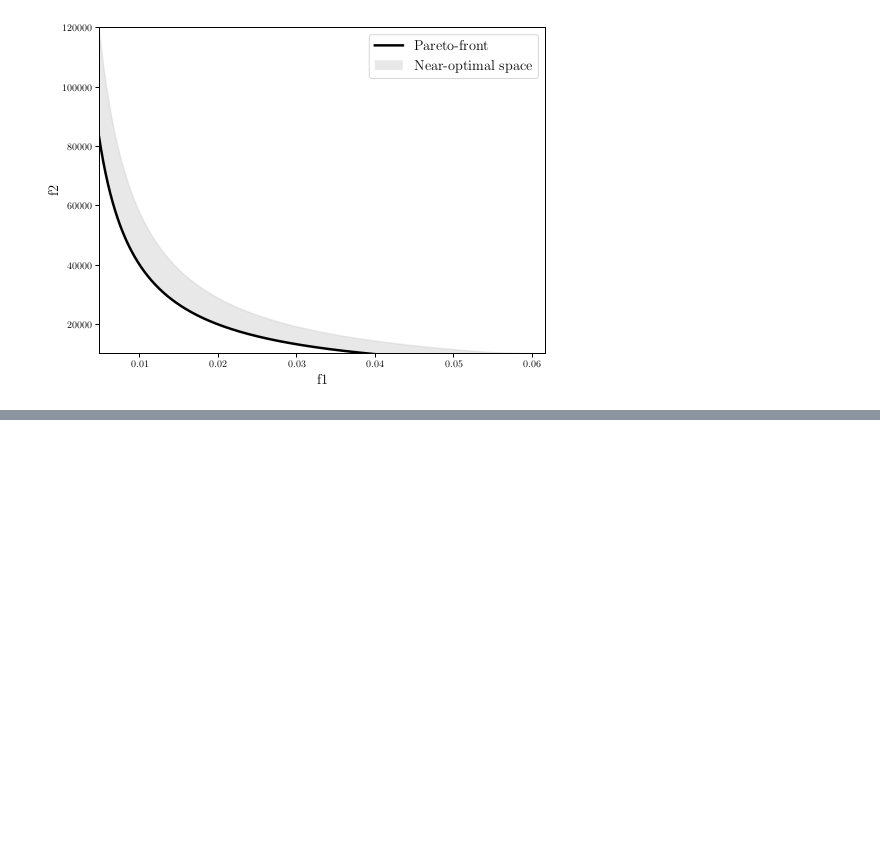
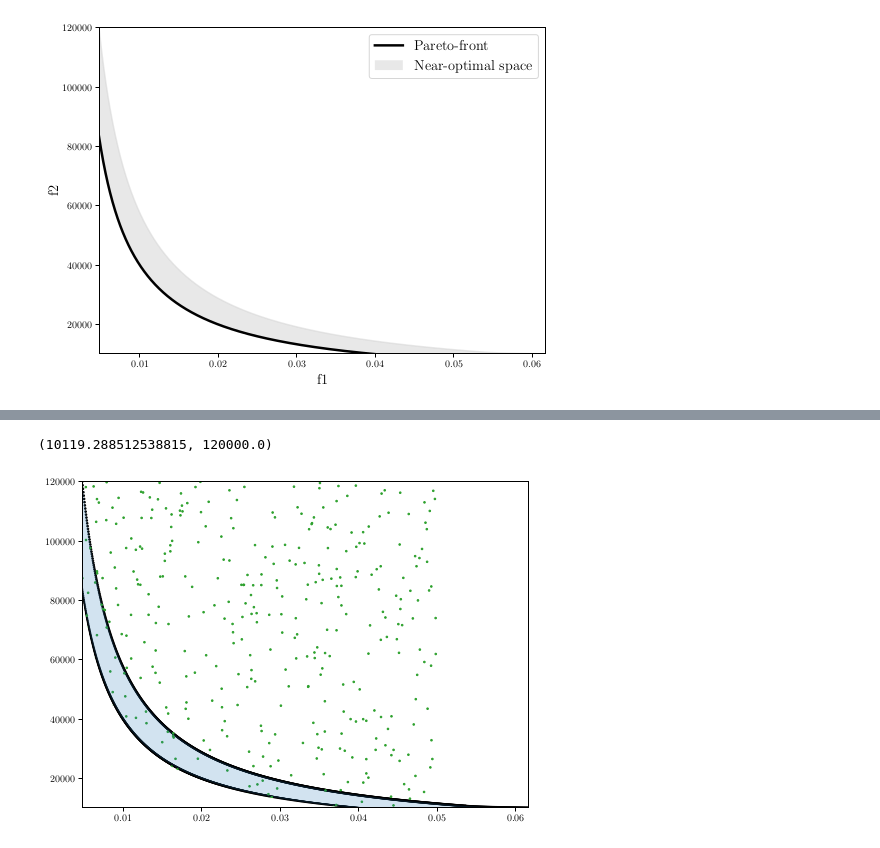
Before and after one commit to samgdotson/2023-dotson-prelim, a Jupyter notebook: analysis/pareto-front.ipynb, the cells around one changed output, grey strips where cells are left out. Saved outputs shown, nothing was run; the diff lists cells and outputs as text; code cells hidden in the pictures; blank space fills up the shorter version.

```diff
--- a/analysis/pareto-front.ipynb
+++ b/analysis/pareto-front.ipynb
@@ -1 +1,24 @@
+# %%
+import numpy as np
+import matplotlib.pyplot as plt
+import matplotlib as mpl
+from matplotlib import patches
+from scipy.optimize import nnls
+from scipy.optimize import curve_fit
+
+mpl.use("pgf")
+plt.rcParams['pgf.texsystem'] = 'pdflatex'
+plt.rcParams['text.usetex'] = True
+plt.rcParams['pgf.rcfonts'] = False
+plt.rcParams['figure.edgecolor'] = 'k'
+plt.rcParams['figure.facecolor'] = 'w'
+plt.rcParams['savefig.dpi'] = 600
+plt.rcParams['savefig.bbox'] = 'tight'
+plt.rcParams['font.family'] = "serif"
+import seaborn as sb
+import pandas as pd
+
+from pymoo.problems import get_problem
+from pymoo.util.plotting import plot
+from pymoo.visualization.scatter import Scatter
 # %%
@@ -73,0 +123,2 @@ plt.show()
+# %%
+F3 = F*(1+slack)
@@ -73,0 +161,15 @@ plt.show()
+# %%
+fig, ax = plt.subplots(figsize=(8,6))
+ax.scatter(*zip(*F), c='black', s=3)
+ax.scatter(*zip(*F3), c='black', s=3)
+ax.scatter(*zip(*R_sub), c='tab:green', s=3)
+ax.fill(np.append(F[:,0], F3[:,0][::-1]), np.append(F[:,1],F3[:,1][::-1]), alpha=0.2)
+# ax.fill_betweenx()
+ax.fill_between(f1*0.98, f2*0.98, alpha=1, color='w')
+ax.set_xlim(min(F1),max(F1))#*(1+slack))
+ax.set_ylim(min(F2),max(F2))#*(1+slack))
+# ax.fill(np.append(df.sort_values(by="Cost").Cost.values, df2.sort_values(by="Cost").Cost.values[::-1]),
+# np.append(df.sort_values(by="Cost").Carbon.values, df2.sort_values(by="Cost").Carbon.values[::-1]), alpha=0.2)
+# %% [output]
+(10119.288512538815, 120000.0)
+[figure, added]
```
Also changed, not shown: parts of 21 cells of this notebook, 7 other files.
